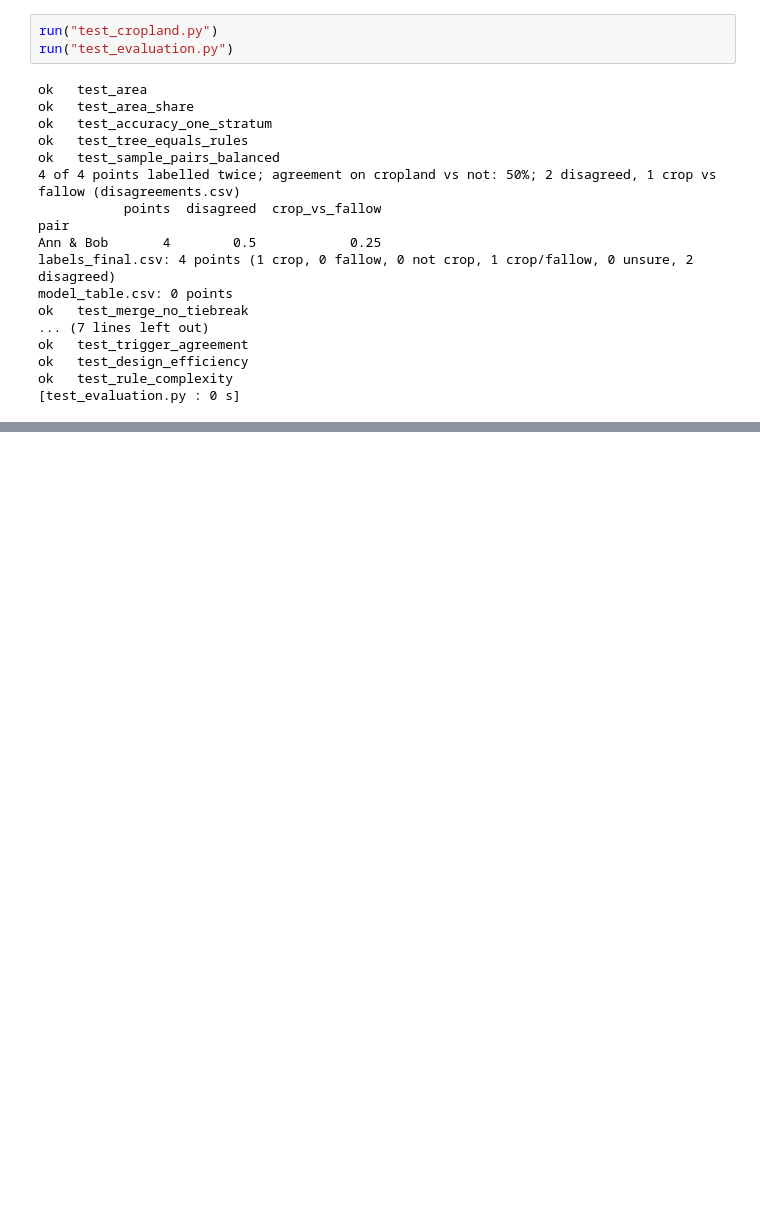
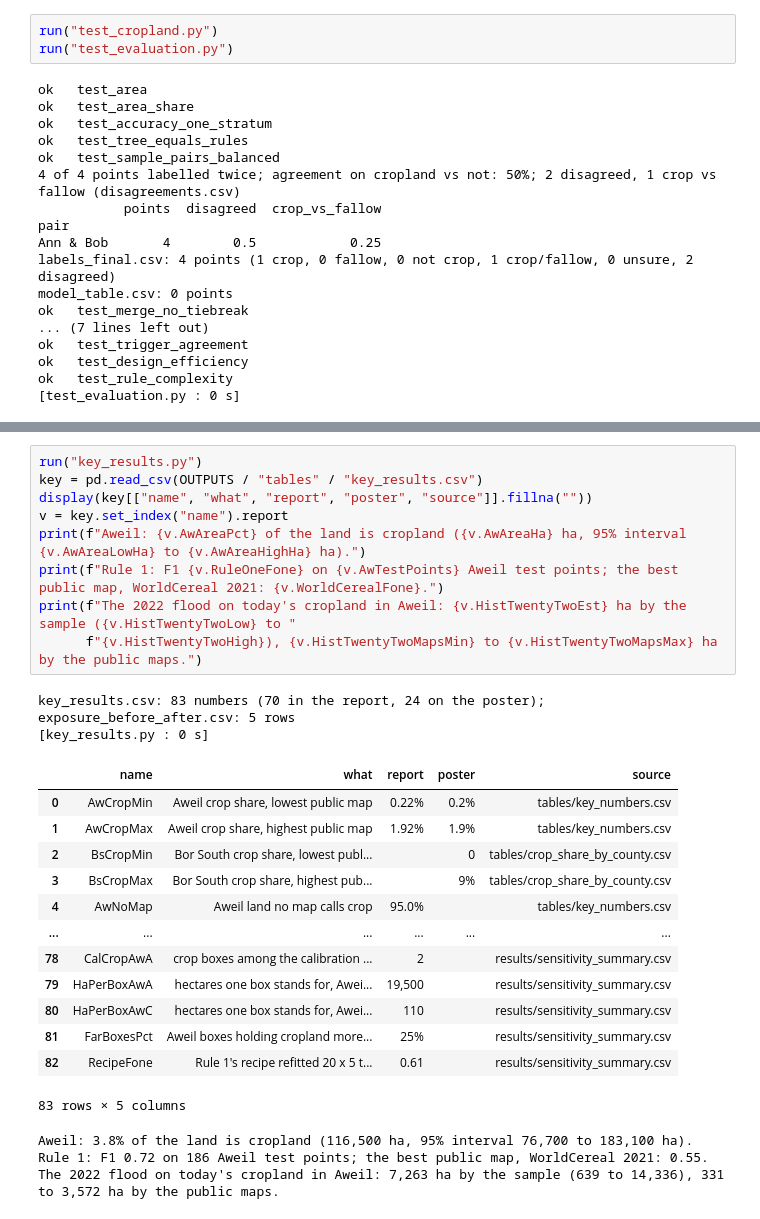
Before and after one commit to marcvoolpe/JBG060_ZHL_2026, a Jupyter notebook: cropland/pipeline.ipynb, the cells around one changed output, grey strips where cells are left out. Drawn from its saved outputs; the diff is of its cells as text; blank space fills up the shorter version.

```diff
--- a/cropland/pipeline.ipynb
+++ b/cropland/pipeline.ipynb
@@ -1314,0 +1307,28 @@ Aweil test points (186): Rule 1 F1 0.72, best public map WorldCereal 2021 F1 0.5
+# %%
+run("key_results.py")
+key = pd.read_csv(OUTPUTS / "tables" / "key_results.csv")
+display(key[["name", "what", "report", "poster", "source"]].fillna(""))
+v = key.set_index("name").report
+print(f"Aweil: {v.AwAreaPct} of the land is cropland ({v.AwAreaHa} ha, 95% interval {v.AwAreaLowHa} to {v.AwAreaHighHa} ha).")
+print(f"Rule 1: F1 {v.RuleOneFone} on {v.AwTestPoints} Aweil test points; the best public map, WorldCereal 2021: {v.WorldCerealFone}.")
+print(f"The 2022 flood on today's cropland in Aweil: {v.HistTwentyTwoEst} ha by the sample ({v.HistTwentyTwoLow} to "
+      f"{v.HistTwentyTwoHigh}), {v.HistTwentyTwoMapsMin} to {v.HistTwentyTwoMapsMax} ha by the public maps.")
+# %% [output]
+key_results.csv: 83 numbers (70 in the report, 24 on the poster); exposure_before_after.csv: 5 rows
+[key_results.py : 0 s]
+|  | name | what | report | poster | source |
+| 0 | AwCropMin | Aweil crop share, lowest public map | 0.22% | 0.2% | tables/key_numbers.csv |
+| 1 | AwCropMax | Aweil crop share, highest public map | 1.92% | 1.9% | tables/key_numbers.csv |
+| 2 | BsCropMin | Bor South crop share, lowest publ... |  | 0 | tables/crop_share_by_county.csv |
+| 3 | BsCropMax | Bor South crop share, highest pub... |  | 9% | tables/crop_share_by_county.csv |
+| 4 | AwNoMap | Aweil land no map calls crop | 95.0% |  | tables/key_numbers.csv |
+| ... | ... | ... | ... | ... | ... |
+| 78 | CalCropAwA | crop boxes among the calibration ... | 2 |  | results/sensitivity_summary.csv |
+| 79 | HaPerBoxAwA | hectares one box stands for, Awei... | 19,500 |  | results/sensitivity_summary.csv |
+| 80 | HaPerBoxAwC | hectares one box stands for, Awei... | 110 |  | results/sensitivity_summary.csv |
+| 81 | FarBoxesPct | Aweil boxes holding cropland more... | 25% |  | results/sensitivity_summary.csv |
+| 82 | RecipeFone | Rule 1's recipe refitted 20 x 5 t... | 0.61 |  | results/sensitivity_summary.csv |
+83 rows × 5 columns
+Aweil: 3.8% of the land is cropland (116,500 ha, 95% interval 76,700 to 183,100 ha).
+Rule 1: F1 0.72 on 186 Aweil test points; the best public map, WorldCereal 2021: 0.55.
+The 2022 flood on today's cropland in Aweil: 7,263 ha by the sample (639 to 14,336), 331 to 3,572 ha by the public maps.
```
Also changed, not shown: parts of 18 cells of this notebook, 43 other files.
